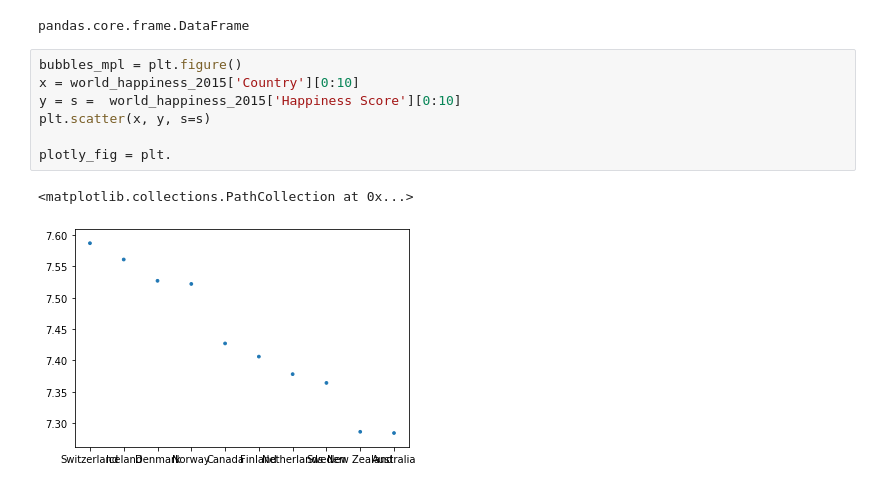
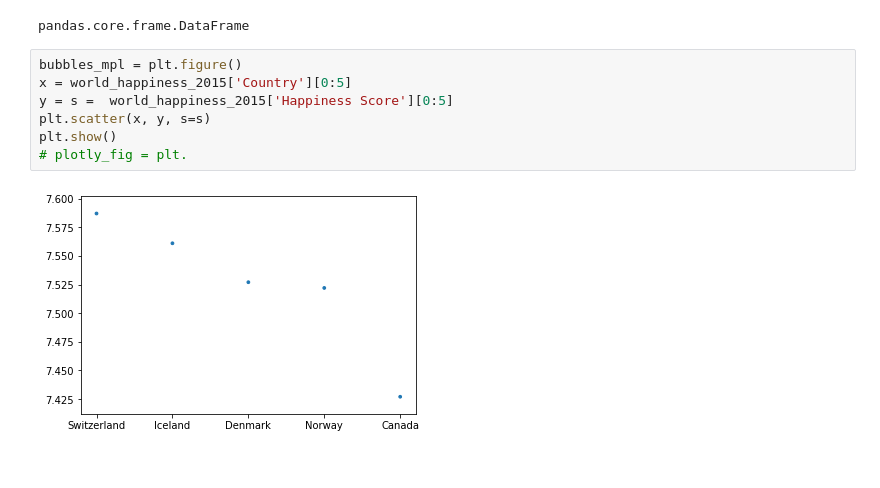
Before and after one commit to n-wes/Data-Visualization-with-Python, a Jupyter notebook: World Happiness Report/World Happiness 2015-2017 Data Visualization.ipynb, the cells around one changed output. Cells and saved outputs as stored; diff of their text form.

```diff
--- a/World Happiness Report/World Happiness 2015-2017 Data Visualization.ipynb
+++ b/World Happiness Report/World Happiness 2015-2017 Data Visualization.ipynb
@@ -40,11 +40,10 @@ type(world_happiness_2015)
 pandas.core.frame.DataFrame
 # %%
 bubbles_mpl = plt.figure()
-x = world_happiness_2015['Country'][0:10]
-y = s =  world_happiness_2015['Happiness Score'][0:10]
+x = world_happiness_2015['Country'][0:5]
+y = s =  world_happiness_2015['Happiness Score'][0:5]
 plt.scatter(x, y, s=s)
-
-plotly_fig = plt.
+plt.show()
+# plotly_fig = plt.
 # %% [output]
-<matplotlib.collections.PathCollection at 0x...>
-[figure, old version]
+[figure, new version]
```
Also changed, not shown: 2 other files.
